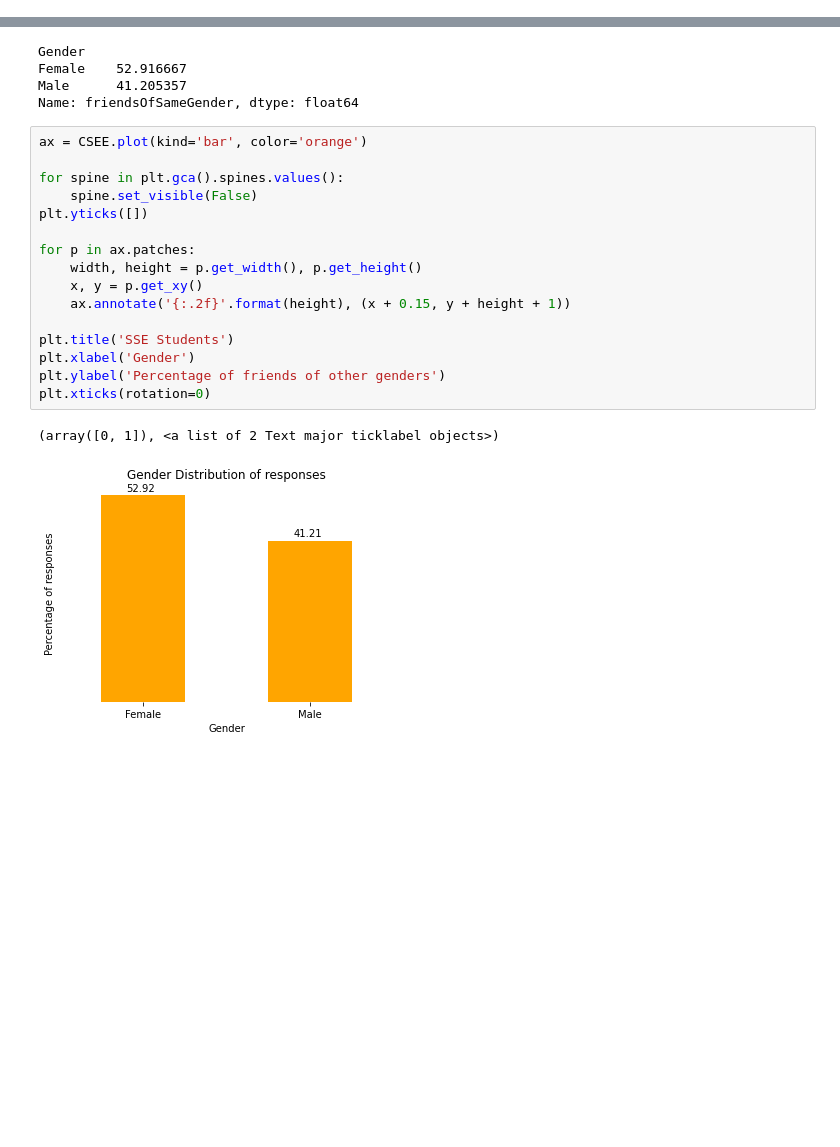
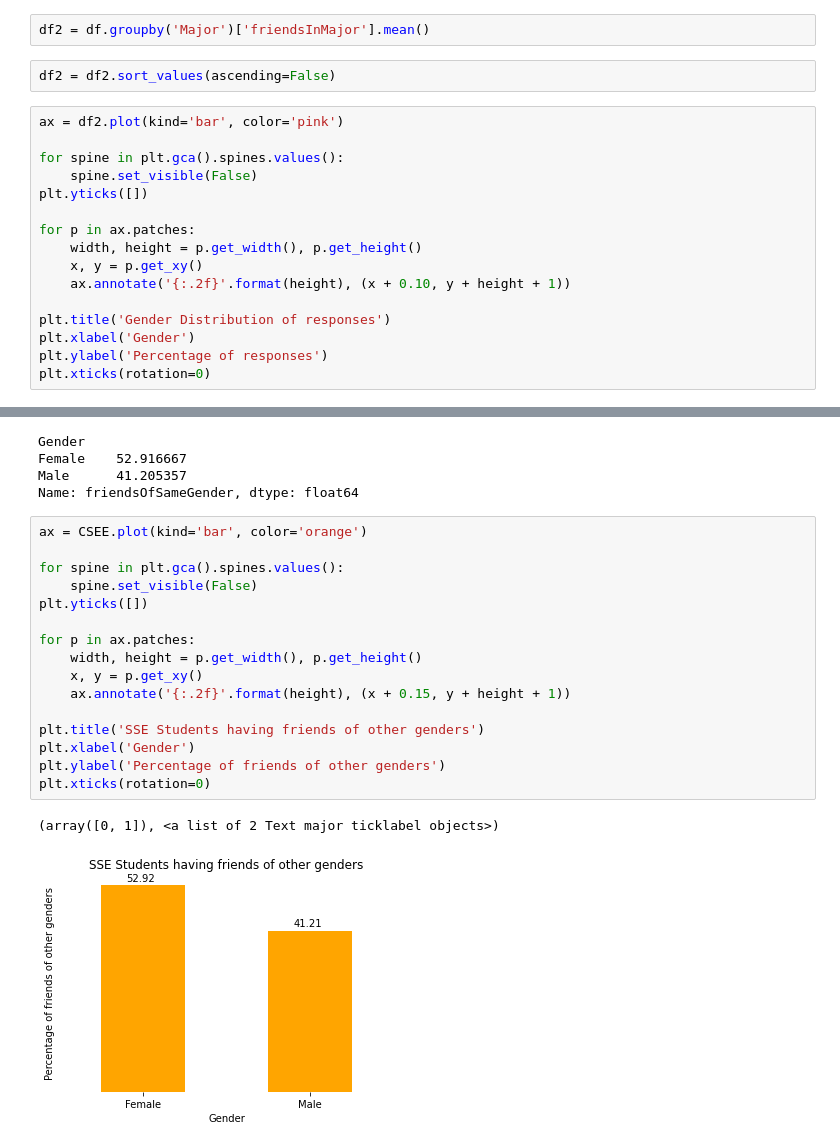
Before and after one commit to AliShujjat/NetworksReportAnalytics, a Jupyter notebook: NetworksReportAnalytics.ipynb, the cells around one changed output, grey strips where cells are left out. Drawn from its saved outputs; the diff is of its cells as text; blank space fills up the shorter version.

```diff
--- a/NetworksReportAnalytics.ipynb
+++ b/NetworksReportAnalytics.ipynb
@@ -171,0 +174,20 @@ plt.xticks(rotation=0)
+# %%
+df2 = df.groupby('Major')['friendsInMajor'].mean()
+# %%
+df2 = df2.sort_values(ascending=False)
+# %%
+ax = df2.plot(kind='bar', color='pink')
+
+for spine in plt.gca().spines.values():
+    spine.set_visible(False)
+plt.yticks([])
+
+for p in ax.patches:
+    width, height = p.get_width(), p.get_height()
+    x, y = p.get_xy()
+    ax.annotate('{:.2f}'.format(height), (x + 0.10, y + height + 1))
+
+plt.title('Gender Distribution of responses')
+plt.xlabel('Gender')
+plt.ylabel('Percentage of responses')
+plt.xticks(rotation=0)
@@ -214,19 +217,19 @@ Name: friendsOfSameGender, dtype: float64
 # %%
 ax = CSEE.plot(kind='bar', color='orange')
 
 for spine in plt.gca().spines.values():
     spine.set_visible(False)
 plt.yticks([])
 
 for p in ax.patches:
     width, height = p.get_width(), p.get_height()
     x, y = p.get_xy()
     ax.annotate('{:.2f}'.format(height), (x + 0.15, y + height + 1))
 
-plt.title('SSE Students')
+plt.title('SSE Students having friends of other genders')
 plt.xlabel('Gender')
 plt.ylabel('Percentage of friends of other genders')
 plt.xticks(rotation=0)
 # %% [output]
 (array([0, 1]), <a list of 2 Text major ticklabel objects>)
-[figure, old version]
+[figure, new version]
```
Also changed, not shown: parts of 11 cells of this notebook.
